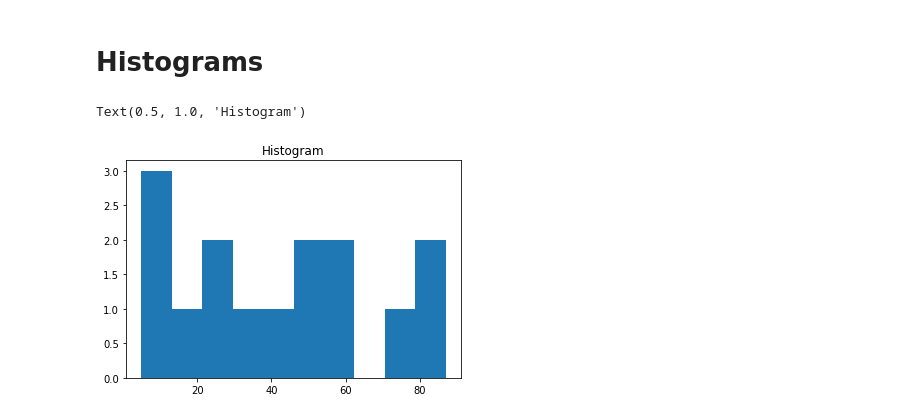
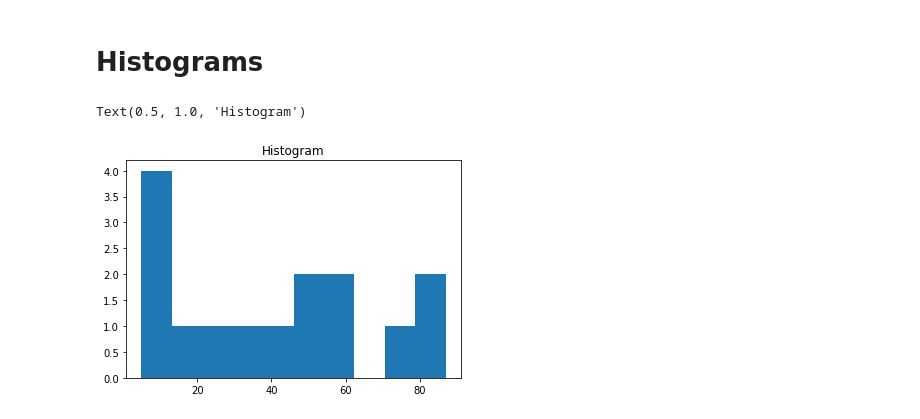
Before and after one commit to Moksh45/Machine-Learning-Code, a Jupyter notebook: MatplotLib.ipynb, the cells around one changed output. Drawn from its saved outputs; the diff is of its cells as text; code cells hidden in the pictures.

```diff
--- a/MatplotLib.ipynb
+++ b/MatplotLib.ipynb
@@ -110,9 +110,9 @@ Text(0.5, 1.0, 'Bar Graph')
 # %% [markdown]
 # **Histograms**
 # %%
-a1=np.array([22,87,5,43,56,73,55,54,11,20,51,5,79,31,27])
+a1=np.array([12,87,5,43,56,73,55,54,11,20,51,5,79,31,27])
 plt.hist(a1)
 plt.title("Histogram")
 # %% [output]
 Text(0.5, 1.0, 'Histogram')
-[figure, old version]
+[figure, new version]
```
Also changed, not shown: parts of 4 cells of this notebook.
